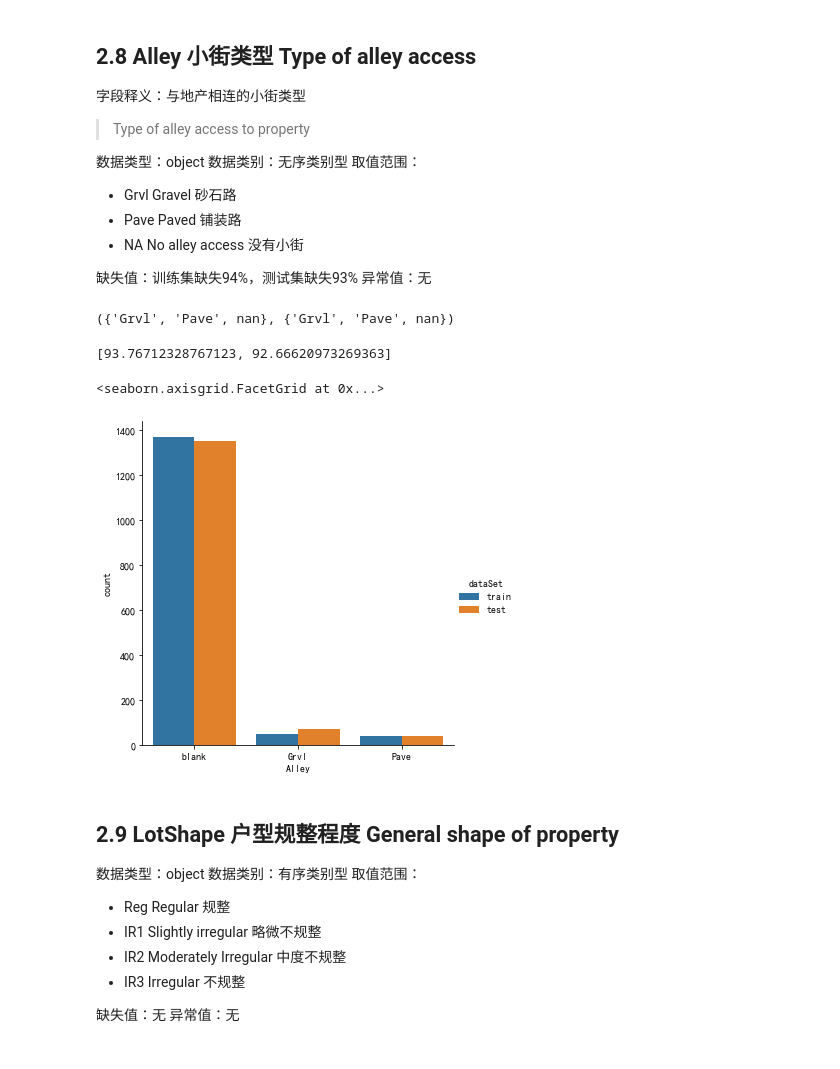
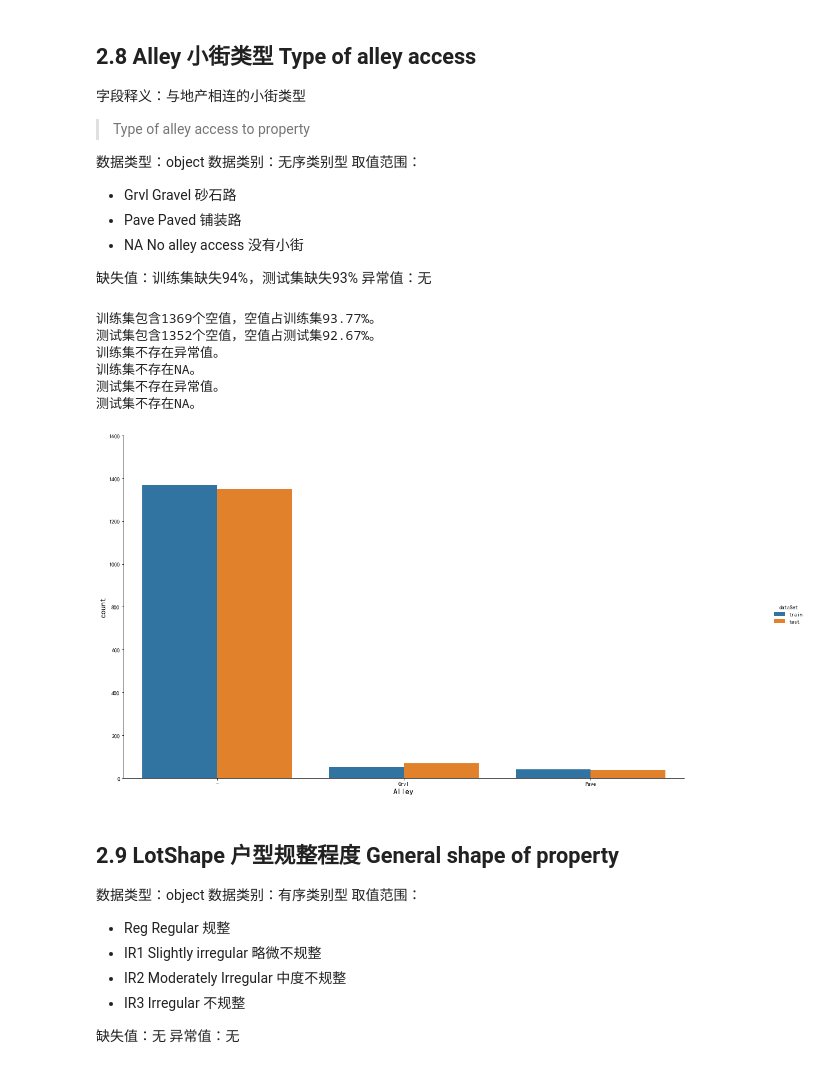
Before and after one commit to malng/DataModelingPortfolio, a Jupyter notebook: House-Prices_Advanced-Regression-Techniques/House-Prices_EDA.ipynb, the cells around one changed output. Saved outputs shown, nothing was run; the diff lists cells and outputs as text; code cells hidden in the pictures.

```diff
--- a/House-Prices_Advanced-Regression-Techniques/House-Prices_EDA.ipynb
+++ b/House-Prices_Advanced-Regression-Techniques/House-Prices_EDA.ipynb
@@ -369,25 +336,17 @@ sns.catplot(data=df, kind='bar', x='Street', y='count', hue='dataSet')
 缺失值：训练集缺失94%，测试集缺失93%
 异常值：无
 # %%
-set(train.Alley),set(test.Alley)
+single_category_attribute_analysis(
+    train, test, 'Alley',
+    {'Grvl', 'Pave', 'NA',})
 # %% [output]
-({'Grvl', 'Pave', nan}, {'Grvl', 'Pave', nan})
+训练集包含1369个空值，空值占训练集93.77%。
+测试集包含1352个空值，空值占测试集92.67%。
+训练集不存在异常值。
+训练集不存在NA。
+测试集不存在异常值。
+测试集不存在NA。
+[figure, added]
-# %%
-[data_set.Alley.isnull().sum() / data_set.shape[0] * 100
- for data_set in (train, test)]
-# %% [output]
-[93.76712328767123, 92.66620973269363]
-# %%
-train_df, test_df = (ds['Alley'].copy().fillna('blank').value_counts().reset_index()
-                     for ds in [train, test])
-train_df['dataSet'] = 'train'
-test_df['dataSet'] = 'test'
-df = pd.concat([train_df, test_df])
-df.columns = ['Alley', 'count', 'dataSet']
-sns.catplot(data=df, kind='bar', x='Alley', y='count', hue='dataSet')
-# %% [output]
-<seaborn.axisgrid.FacetGrid at 0x...>
-[figure, removed]
 # %% [markdown]
 ## 2.9 LotShape 户型规整程度  General shape of property
 数据类型：object
```
Also changed, not shown: parts of 95 cells of this notebook.
